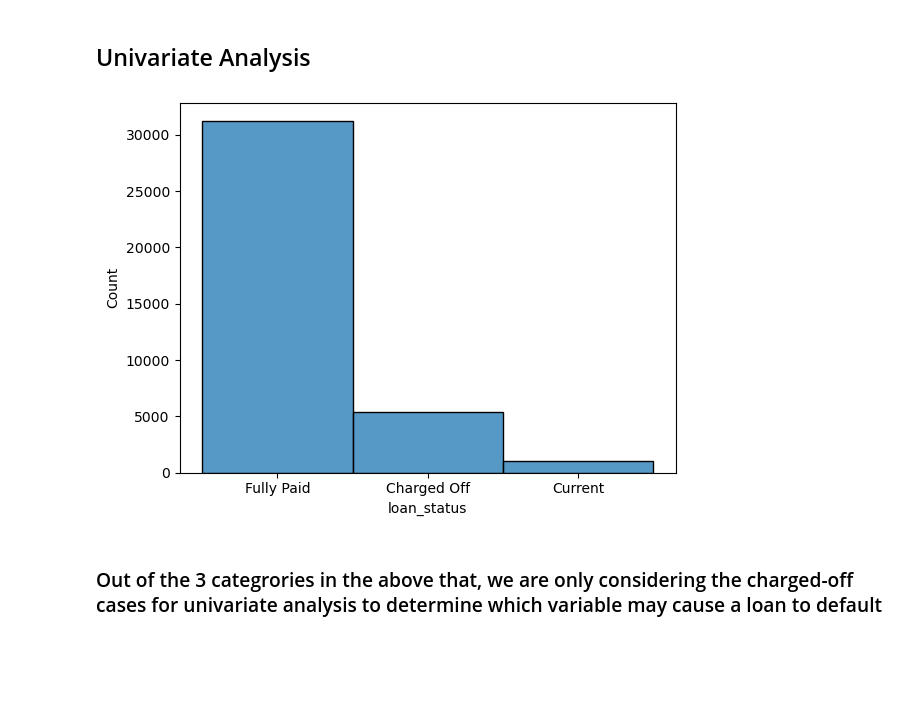
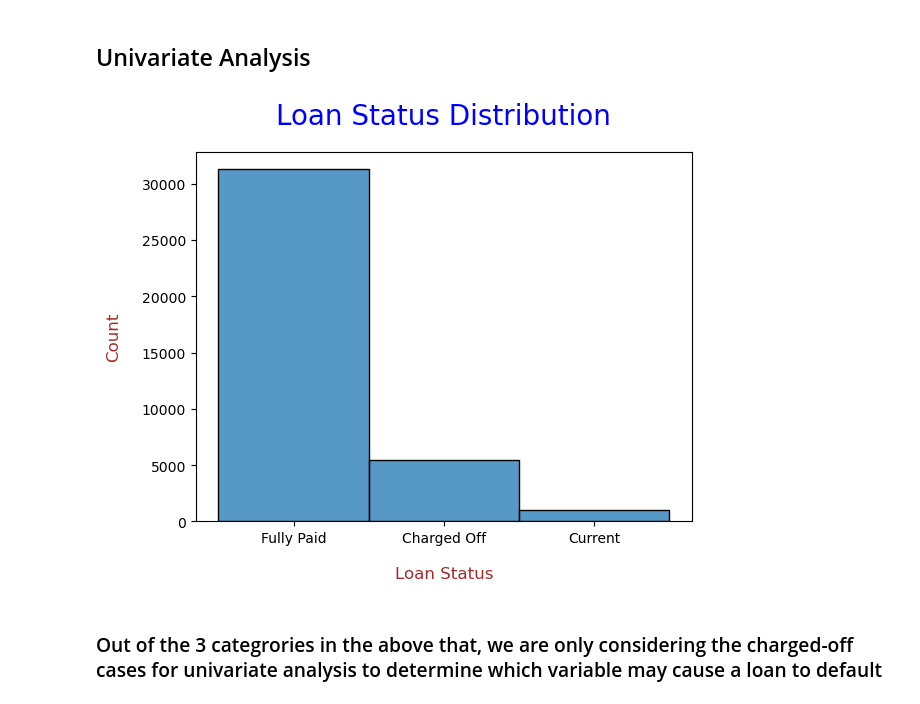
Before and after one commit to vinoth-commits/Lending-Club-Case-Study, a Jupyter notebook: Group_Facilitator_Name.ipynb, the cells around one changed output. Drawn from its saved outputs; the diff is of its cells as text; code cells hidden in the pictures; blank space fills up the shorter version.

```diff
--- a/Group_Facilitator_Name.ipynb
+++ b/Group_Facilitator_Name.ipynb
@@ -205,5 +225,5 @@ Name: issue_d, dtype: object
 # %%
 import re
-#term column
-loan_df['term'] = loan_df['term'].apply(lambda x : re.findall(r'\d+', x)[0]).astype('int64');
+# term column
+# loan_df['term'] = loan_df['term'].apply(lambda x : re.findall(r'\d+', x)[0]).astype('int64');
 # %%
@@ -403,11 +423,17 @@ plt.show()
 loan_df.to_csv("loan_cleaned_dataset.csv", index=False)
 # %% [markdown]
 ## Univariate Analysis
-# %%
-sns.histplot(loan_df, x='loan_status')
-plt.show()
-# %% [output]
-[figure, removed]
+# %%
+# Create a histogram for 'loan_status' for loan_status
+sns.histplot(loan_df, x='loan_status',discrete=True)
+
+# Add title and labels
+plt.title('Loan Status Distribution', fontdict={'fontsize': 20, 'fontweight' : 20, 'color' : 'Blue'}, pad=20)
+plt.xlabel('Loan Status',fontdict={'fontsize': 12, 'fontweight' : 20, 'color' : 'Brown'},labelpad=15)
+plt.ylabel('Count',fontdict={'fontsize': 12, 'fontweight' : 20, 'color' : 'Brown'},labelpad=15)
+plt.show()
+# %% [output]
+[figure, added]
 # %% [markdown]
 ### Out of the 3 categrories in the above that, we are only considering the charged-off cases for univariate analysis to determine which variable may cause a loan to default
 # %%
```
Also changed, not shown: parts of 49 cells of this notebook.
